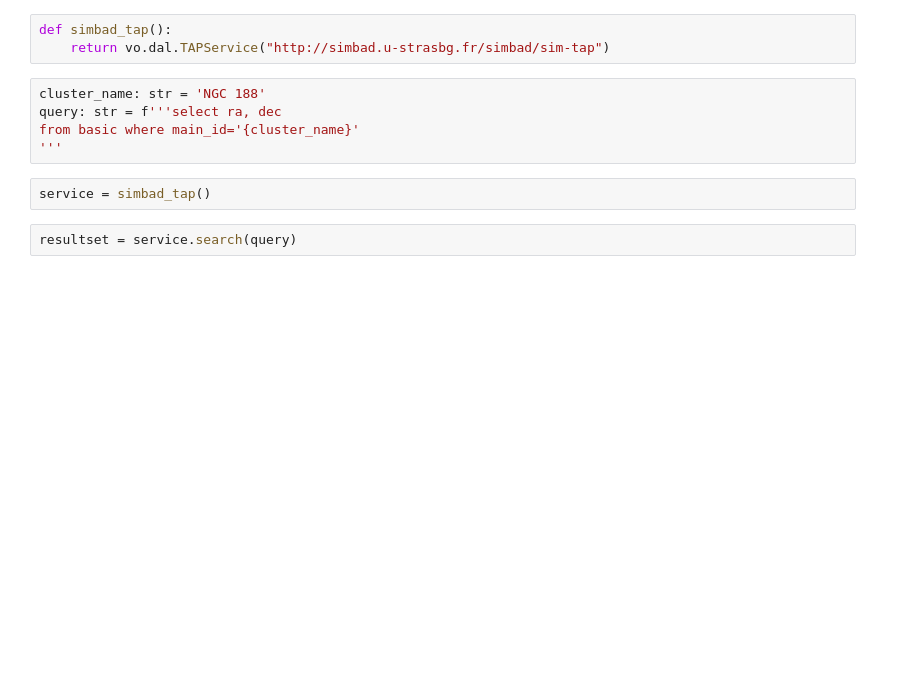
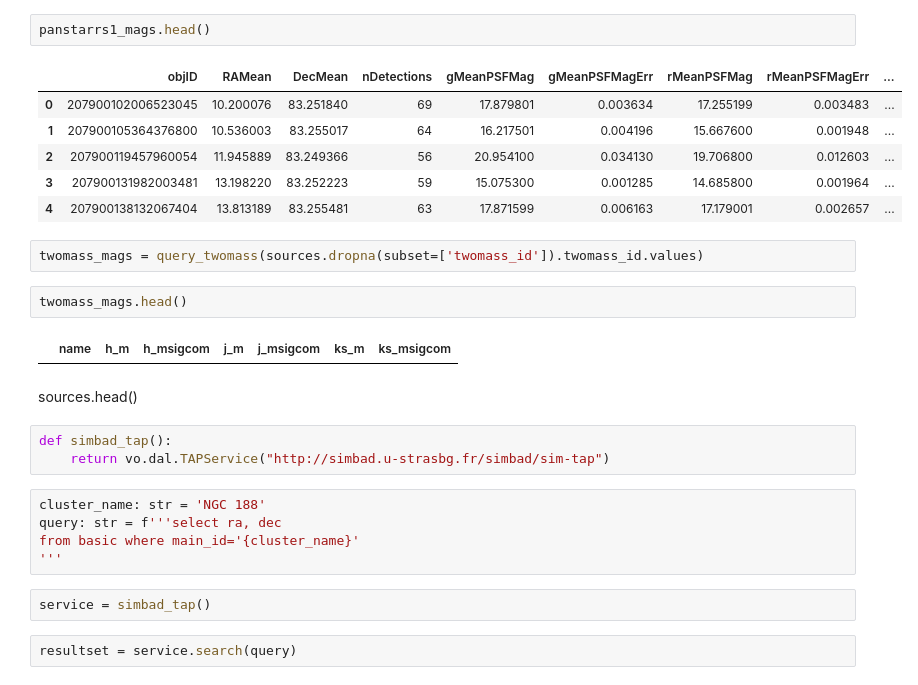
Before and after one commit to maja-jablonska/blue-stragglers-with-gaia, a Jupyter notebook: gaia_download_test.ipynb, the cells around one changed output. Cells and saved outputs as stored; diff of their text form; blank space fills up the shorter version.

```diff
--- a/gaia_download_test.ipynb
+++ b/gaia_download_test.ipynb
@@ -5,3 +54,20 @@ import pyvo as vo
+# %%
+panstarrs1_mags.head()
+# %% [output]
+|  | objID | RAMean | DecMean | nDetections | gMeanPSFMag | gMeanPSFMagErr | rMeanPSFMag | rMeanPSFMagErr | ... |
+| 0 | 207900102006523045 | 10.200076 | 83.251840 | 69 | 17.879801 | 0.003634 | 17.255199 | 0.003483 | ... |
+| 1 | 207900105364376800 | 10.536003 | 83.255017 | 64 | 16.217501 | 0.004196 | 15.667600 | 0.001948 | ... |
+| 2 | 207900119457960054 | 11.945889 | 83.249366 | 56 | 20.954100 | 0.034130 | 19.706800 | 0.012603 | ... |
+| 3 | 207900131982003481 | 13.198220 | 83.252223 | 59 | 15.075300 | 0.001285 | 14.685800 | 0.001964 | ... |
+| 4 | 207900138132067404 | 13.813189 | 83.255481 | 63 | 17.871599 | 0.006163 | 17.179001 | 0.002657 | ... |
+# %%
+twomass_mags = query_twomass(sources.dropna(subset=['twomass_id']).twomass_id.values)
+# %%
+twomass_mags.head()
+# %% [output]
+|  | name | h_m | h_msigcom | j_m | j_msigcom | ks_m | ks_msigcom |
+# %% [markdown]
+sources.head()
 # %%
 def simbad_tap():
     return vo.dal.TAPService("http://simbad.u-strasbg.fr/simbad/sim-tap")
```
Also changed, not shown: parts of 10 cells of this notebook, 4 other files.
